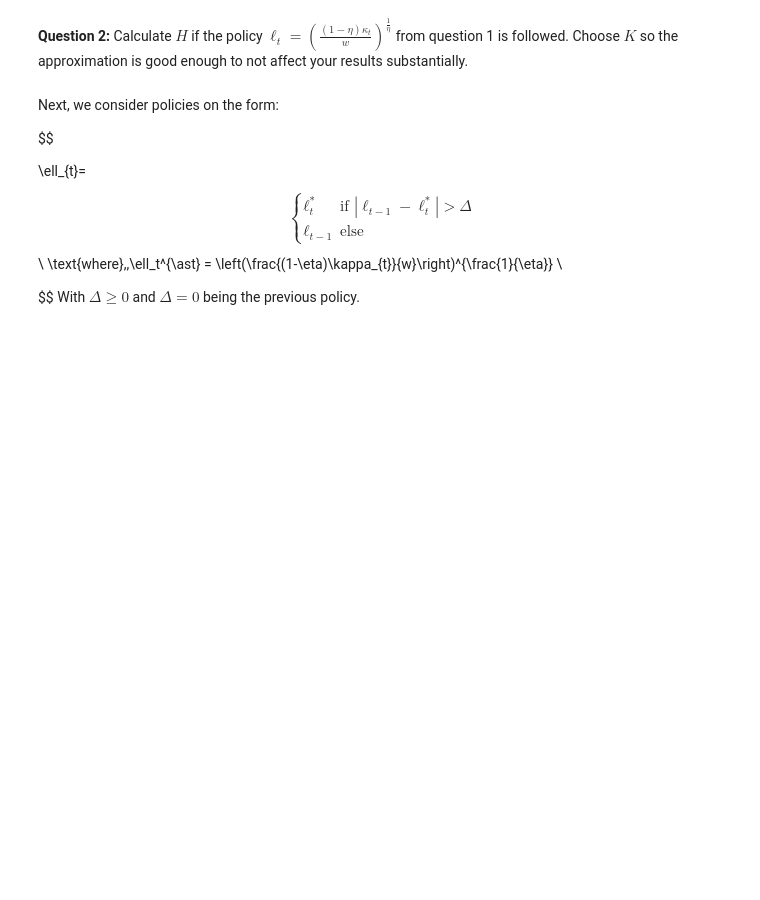
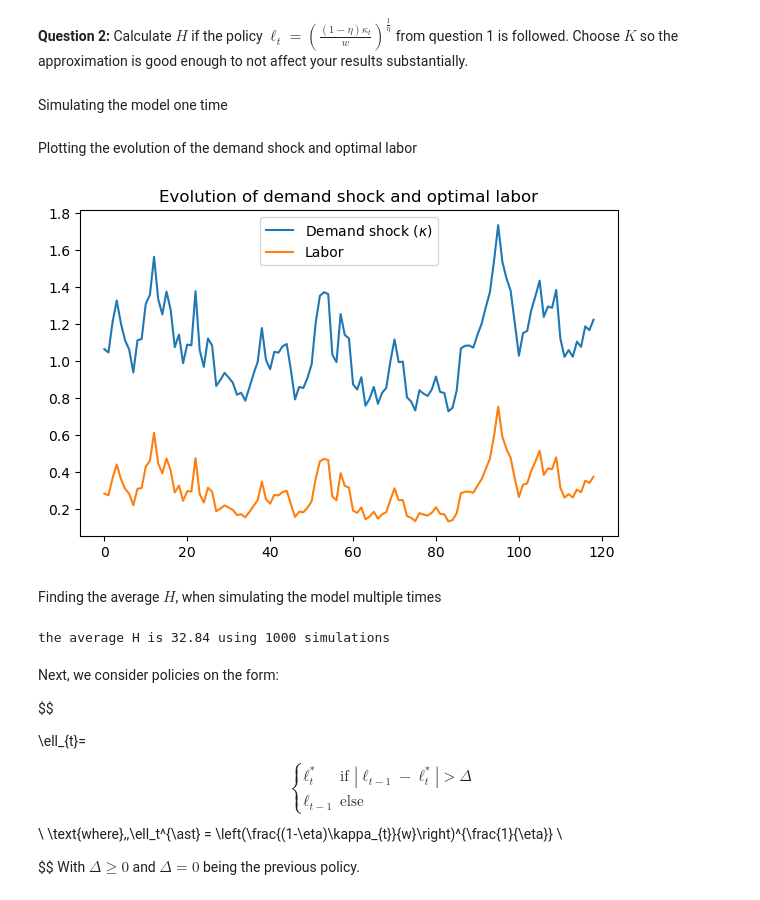
Before and after one commit to NumEconCopenhagen/projects-2023-jacob-per, a Jupyter notebook: examproject/Exam-2023-notebook.ipynb, the cells around one changed output. Drawn from its saved outputs; the diff is of its cells as text; code cells hidden in the pictures; blank space fills up the shorter version.

```diff
--- a/examproject/Exam-2023-notebook.ipynb
+++ b/examproject/Exam-2023-notebook.ipynb
@@ -17,6 +17,10 @@ import numpy as np
 from scipy import optimize
 import sympy as sm
 import matplotlib.pyplot as plt
+from sim import simClass
+import time
+from types import SimpleNamespace
+model = simClass()
 
 # autoreload modules when code is run
 %load_ext autoreload
@@ -354,0 +360,8 @@ Baseline parameters are:
+# %%
+# a. misc setup
+sol = SimpleNamespace()
+opt = SimpleNamespace()
+par = SimpleNamespace()
+sim = SimpleNamespace()
+par = model.par # SimpeNamespace
+sim = model.sim # SimpeNamespace
@@ -393,0 +422,2 @@ Baseline parameters are:
+# %% [markdown]
+Simulating the model one time
@@ -394,3 +429,30 @@ Baseline parameters are:
+# %% [markdown]
+Plotting the evolution of the demand shock and optimal labor
+# %%
+# a. plotting figure
+fig = plt.figure(figsize=(6,6/1.5))
+ax = fig.add_subplot(1,1,1)
+
+# b. adding plots
+ax.plot(sim.kappa,label='Demand shock $(\kappa)$') # kappa
+ax.plot(sim.l,label='Labor') # labor
+
+# c. specifications
+ax.legend(frameon=True)
+ax.set_title('Evolution of demand shock and optimal labor')
+fig.tight_layout()
+# %% [output]
+[figure, added]
+# %% [markdown]
+Finding the average $H$, when simulating the model multiple times
+# %%
+# simulate 1000 times
+sol = model.simulate(K=1000,seed=seed)
+sol2_H = sim.H # storing result
+
+print(f'the average H is {sim.H:.2f} using {sim.K} simulations')
+# %% [output]
+the average H is 32.84 using 1000 simulations
 # %% [markdown]
 Next, we consider policies on the form:
 
```
Also changed, not shown: parts of 28 cells of this notebook, 1 other file.
